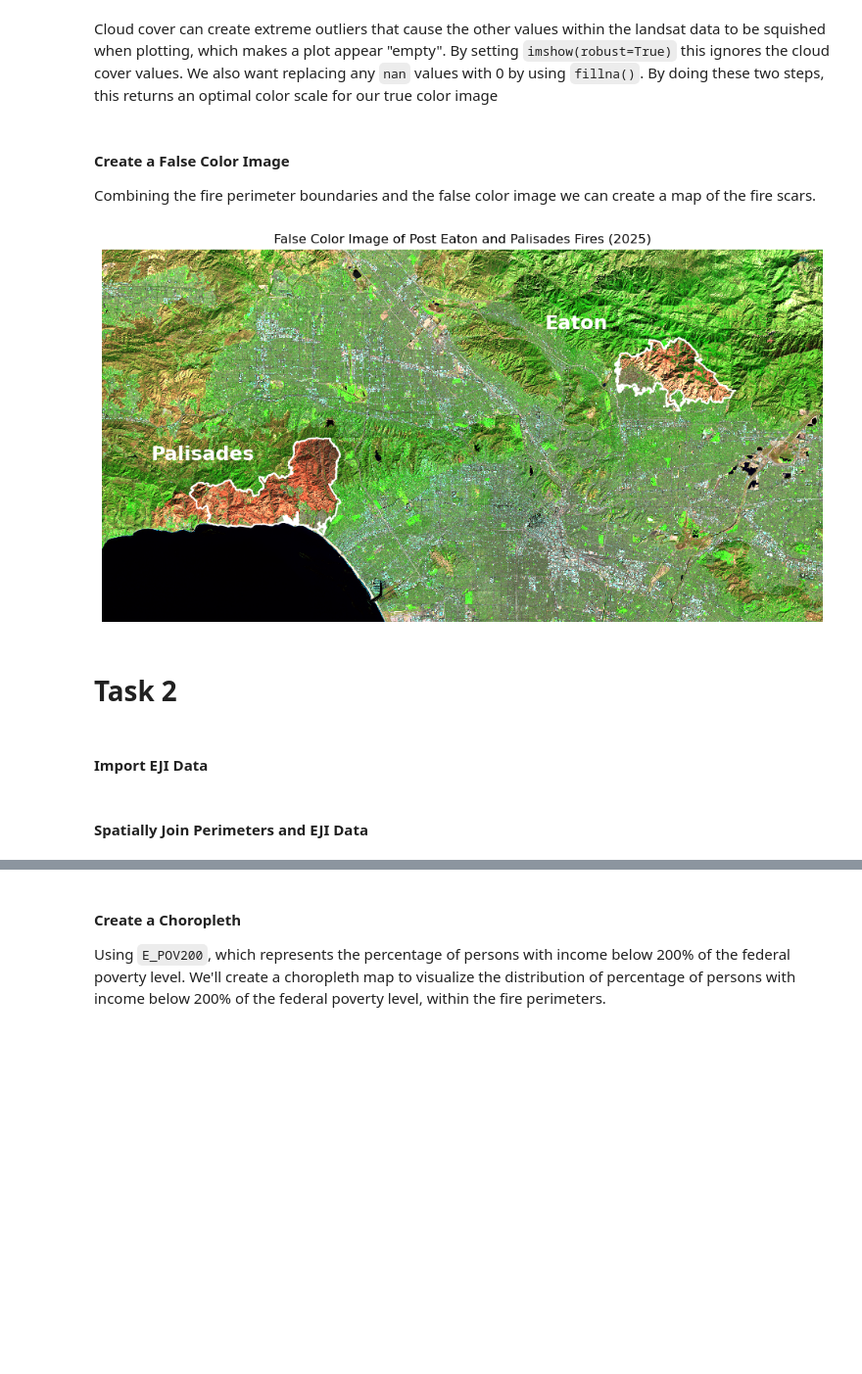
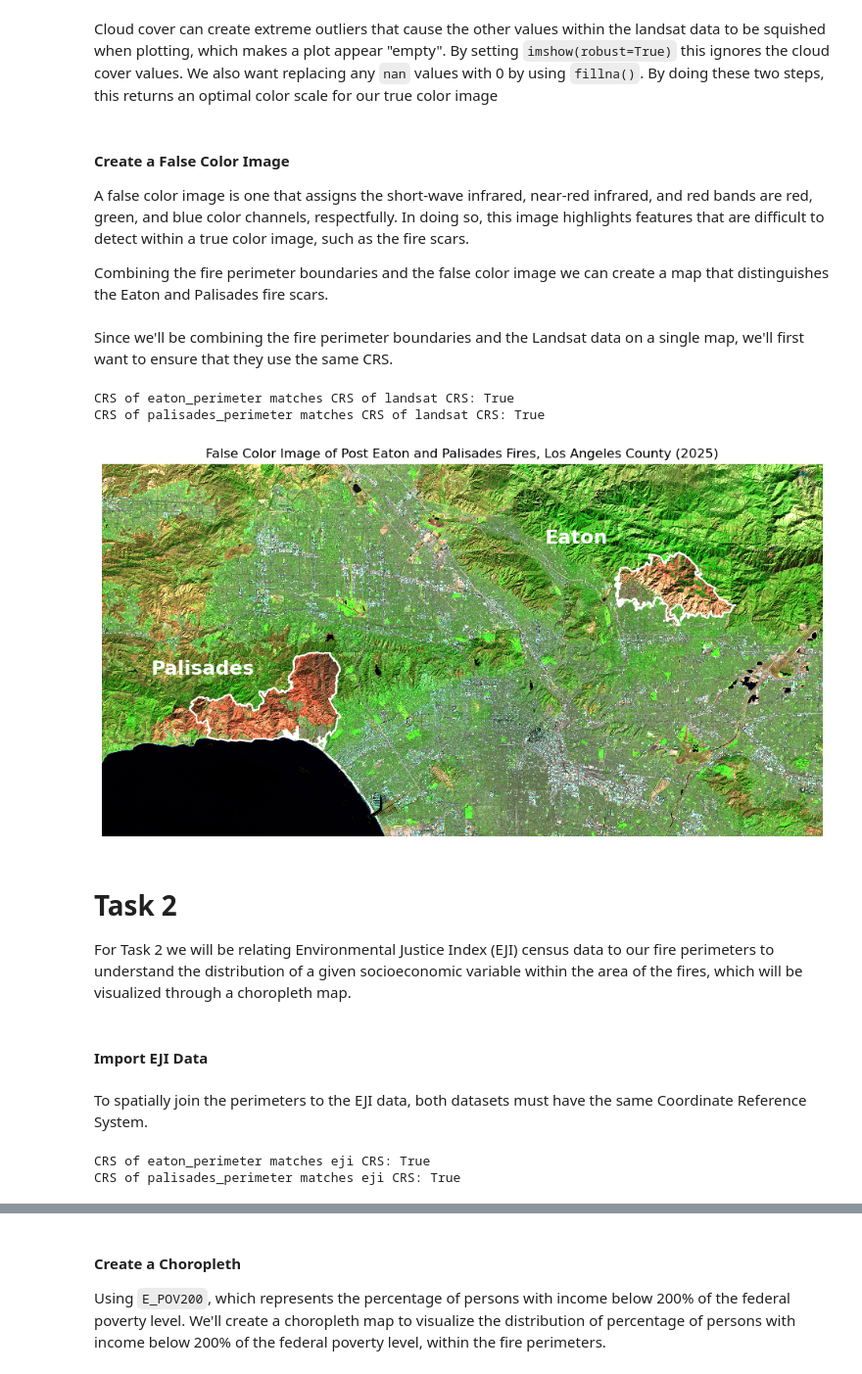
Before and after one commit to jaslynmiura/jaslynmiura.github.io, a Jupyter notebook: posts/eds220-blog-post/fires-blog.ipynb, the cells around one changed output, grey strips where cells are left out. Shown at 98% size. Drawn from its saved outputs; the diff is of its cells as text; code cells hidden in the pictures; blank space fills up the shorter version.

```diff
--- a/posts/eds220-blog-post/fires-blog.ipynb
+++ b/posts/eds220-blog-post/fires-blog.ipynb
@@ -208,13 +218,20 @@ Cloud cover can create extreme outliers that cause the other values within the l
 # %% [markdown]
 #### Create a False Color Image
 
-Combining the fire perimeter boundaries and the false color image we can create a map of the fire scars.
+A false color image is one that assigns the short-wave infrared, near-red infrared, and red bands are red, green, and blue color channels, respectfully. In doing so, this image highlights features that are difficult to detect within a true color image, such as the fire scars.
+
+Combining the fire perimeter boundaries and the false color image we can create a map that distinguishes the Eaton and Palisades fire scars.
+# %% [markdown]
+Since we'll be combining the fire perimeter boundaries and the Landsat data on a single map, we'll first want to ensure that they use the same CRS.
 # %%
 # Checking that the perimeter CRS and the landsat CRS are the same.
 eaton_perimeter = eaton_perimeter.to_crs(landsat.rio.crs)
 palisades_perimeter = palisades_perimeter.to_crs(landsat.rio.crs)
-assert eaton_perimeter.crs == landsat.rio.crs
-assert palisades_perimeter.crs == landsat.rio.crs
+print(f"CRS of eaton_perimeter matches CRS of landsat CRS:", eaton_perimeter.crs == landsat.rio.crs)
+print(f"CRS of palisades_perimeter matches CRS of landsat CRS:", palisades_perimeter.crs == landsat.rio.crs)
+# %% [output]
+CRS of eaton_perimeter matches CRS of landsat CRS: True
+CRS of palisades_perimeter matches CRS of landsat CRS: True
 # %%
 # Create false color image/map.
 fig, ax=plt.subplots(figsize=(12,10))
@@ -225,37 +242,39 @@ ax.axis('off')
 landsat[['swir22', 'nir08', 'red']].fillna(0).to_array().plot.imshow(
     ax=ax,
     robust=True)
 
 palisades_perimeter.plot(ax=ax,
                edgecolor='white',
                facecolor='none',
                linewidth= 1.5)
 eaton_perimeter.plot(ax=ax,
                edgecolor='white',
                facecolor='none',
                linewidth= 1.5)
 
 ax.text(x=340000,
          y=3775000,
          s='Palisades',
          color='white',
          fontsize=18,
          weight='bold')
 
 ax.text(x=385000,
         y=3790000,
         s='Eaton',
         color='white',
         fontsize=18,
         weight='bold')
 
-plt.title('False Color Image of Post Eaton and Palisades Fires (2025)')
+plt.title('False Color Image of Post Eaton and Palisades Fires, Los Angeles County (2025)')
 
 plt.show()
 # %% [output]
-[figure, old version]
+[figure, new version]
 # %% [markdown]
 # Task 2
+
+For Task 2 we will be relating Environmental Justice Index (EJI) census data to our fire perimeters to understand the distribution of a given socioeconomic variable within the area of the fires, which will be visualized through a choropleth map.
 # %% [markdown]
 #### Import EJI Data
 # %%
@@ -263,9 +282,14 @@ eji = gpd.read_file(os.path.join('data',
                                  'EJI_2024_United_States',
                                  'EJI_2024_United_States.gdb'))
 # %% [markdown]
-#### Spatially Join Perimeters and EJI Data
+To spatially join the perimeters to the EJI data, both datasets must have the same Coordinate Reference System.
 # %%
 # Checking that the perimeter data matches the CRS of the eji data.
 eji = eji.to_crs('EPSG:3857')
 eaton_perimeter = eaton_perimeter.to_crs('EPSG: 3857')
 palisades_perimeter = palisades_perimeter.to_crs('EPSG: 3857')
+print(f"CRS of eaton_perimeter matches eji CRS:", eaton_perimeter.crs == eji.crs)
+print(f"CRS of palisades_perimeter matches eji CRS:", palisades_perimeter.crs == eji.crs)
+# %% [output]
+CRS of eaton_perimeter matches eji CRS: True
+CRS of palisades_perimeter matches eji CRS: True
```
Also changed, not shown: parts of 21 cells of this notebook, 8 other files.
